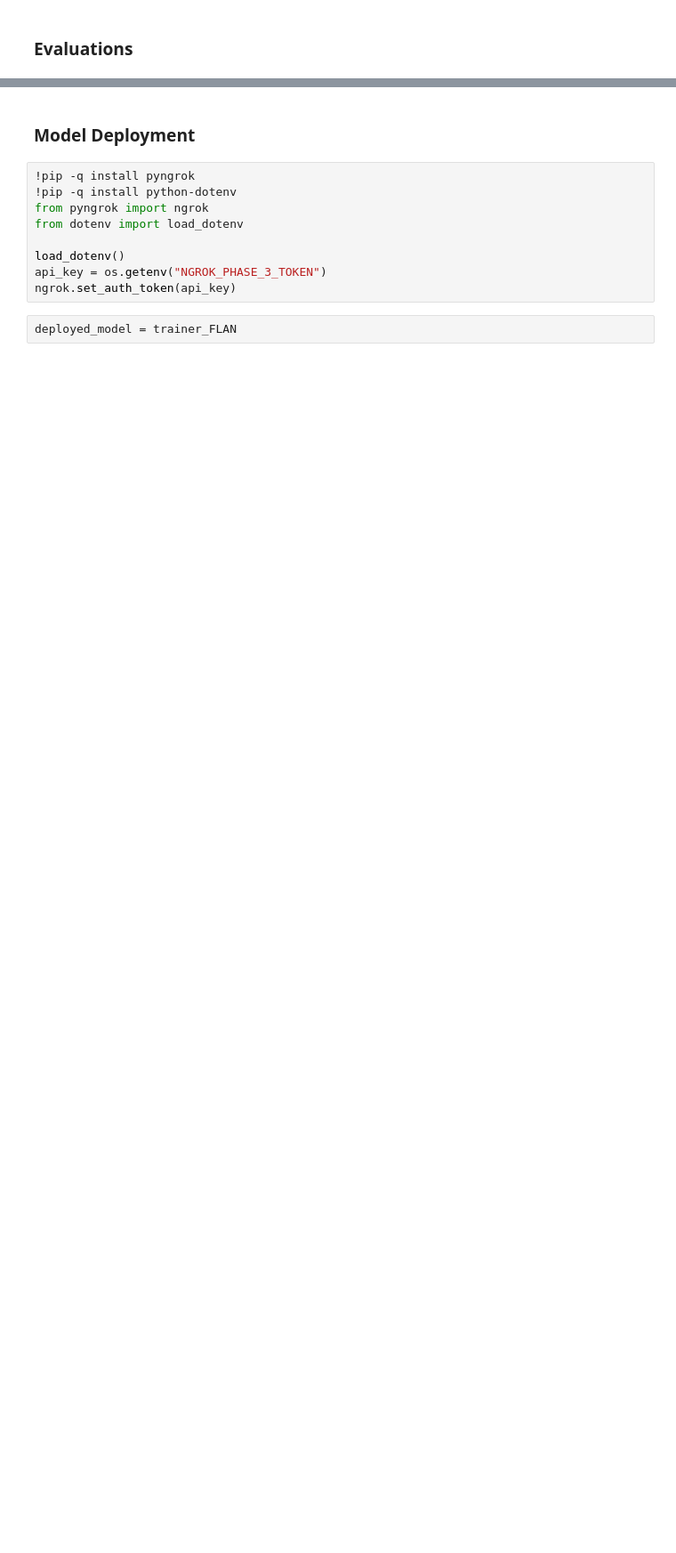
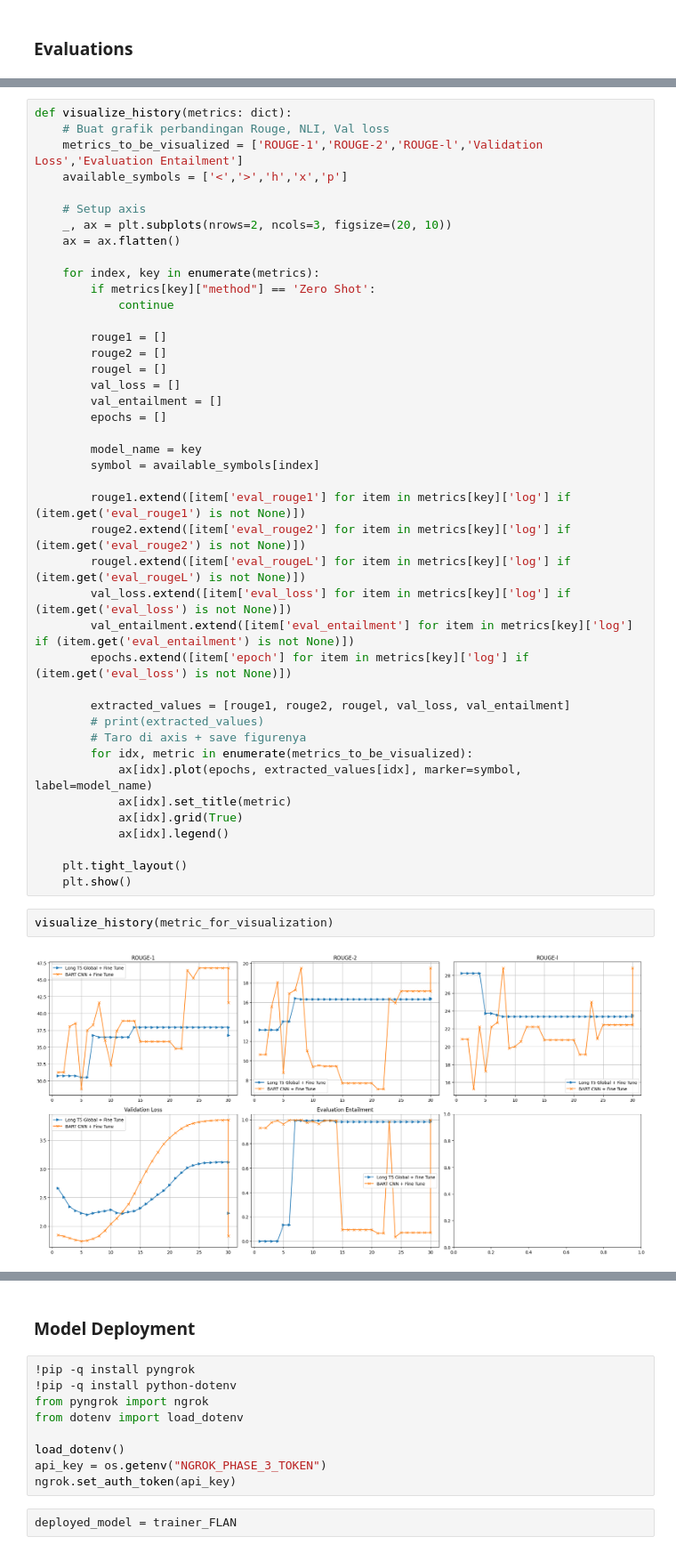
Before and after one commit to RinMDfa-a/IF5153_NLP_Final_Projects, a Jupyter notebook: experiments/phase_3part.ipynb, the cells around one changed output, grey strips where cells are left out. Shown at 89% size. Saved outputs shown, nothing was run; the diff lists cells and outputs as text; blank space fills up the shorter version.

```diff
--- a/experiments/phase_3part.ipynb
+++ b/experiments/phase_3part.ipynb
@@ -280,0 +529,46 @@ def evaluate_overall():
+# %%
+def visualize_history(metrics: dict):
+    # Buat grafik perbandingan Rouge, NLI, Val loss
+    metrics_to_be_visualized = ['ROUGE-1','ROUGE-2','ROUGE-l','Validation Loss','Evaluation Entailment']
+    available_symbols = ['<','>','h','x','p']
+
+    # Setup axis
+    _, ax = plt.subplots(nrows=2, ncols=3, figsize=(20, 10))
+    ax = ax.flatten()
+
+    for index, key in enumerate(metrics):
+        if metrics[key]["method"] == 'Zero Shot':
+            continue
+
+        rouge1 = []
+        rouge2 = []
+        rougel = []
+        val_loss = []
+        val_entailment = []
+        epochs = []
+
+        model_name = key
+        symbol = available_symbols[index]
+
+        rouge1.extend([item['eval_rouge1'] for item in metrics[key]['log'] if (item.get('eval_rouge1') is not None)])
+        rouge2.extend([item['eval_rouge2'] for item in metrics[key]['log'] if (item.get('eval_rouge2') is not None)])
+        rougel.extend([item['eval_rougeL'] for item in metrics[key]['log'] if (item.get('eval_rougeL') is not None)])
+        val_loss.extend([item['eval_loss'] for item in metrics[key]['log'] if (item.get('eval_loss') is not None)])
+        val_entailment.extend([item['eval_entailment'] for item in metrics[key]['log'] if (item.get('eval_entailment') is not None)])
+        epochs.extend([item['epoch'] for item in metrics[key]['log'] if (item.get('eval_loss') is not None)])
+
+        extracted_values = [rouge1, rouge2, rougel, val_loss, val_entailment]
+        # print(extracted_values)
+        # Taro di axis + save figurenya
+        for idx, metric in enumerate(metrics_to_be_visualized):
+            ax[idx].plot(epochs, extracted_values[idx], marker=symbol, label=model_name)
+            ax[idx].set_title(metric)
+            ax[idx].grid(True)
+            ax[idx].legend()
+
+    plt.tight_layout()
+    plt.show()
+# %%
+visualize_history(metric_for_visualization)
+# %% [output]
+[figure, added]
```
Also changed, not shown: parts of 48 cells of this notebook, 1 other file.
